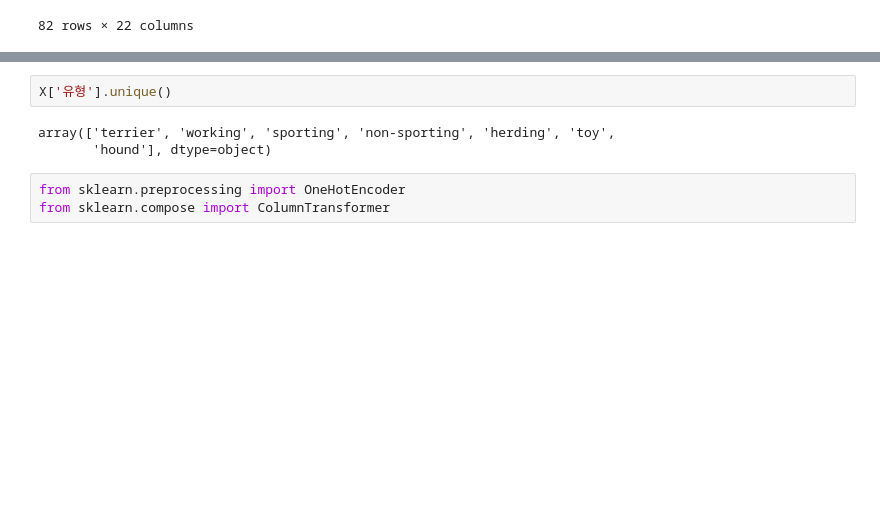
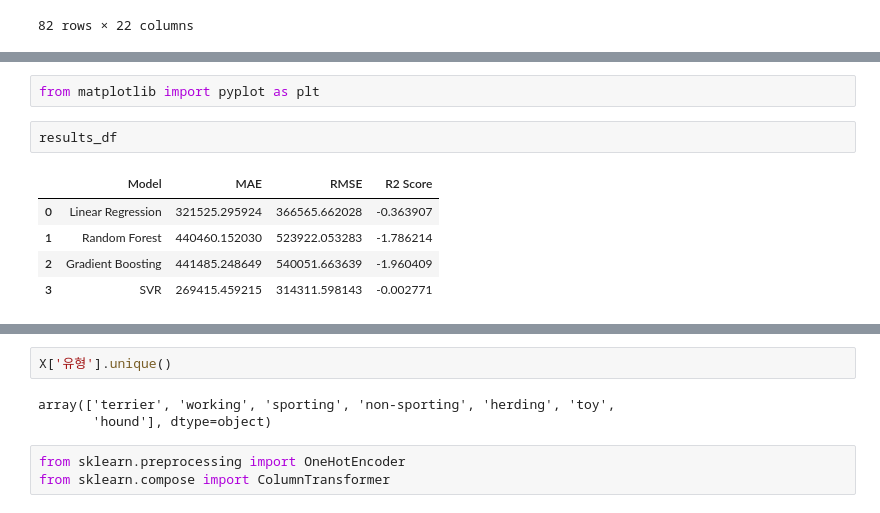
Before and after one commit to junnnnghee/dog-breed-app, a Jupyter notebook: test.ipynb, the cells around one changed output, grey strips where cells are left out. Saved outputs shown, nothing was run; the diff lists cells and outputs as text; blank space fills up the shorter version.

```diff
--- a/test.ipynb
+++ b/test.ipynb
@@ -575,0 +755,10 @@ X = df.loc[:, ['유형', '크기', '인기순위']]
+# %%
+from matplotlib import pyplot as plt
+# %%
+results_df
+# %% [output]
+|  | Model | MAE | RMSE | R2 Score |
+| 0 | Linear Regression | 321525.295924 | 366565.662028 | -0.363907 |
+| 1 | Random Forest | 440460.152030 | 523922.053283 | -1.786214 |
+| 2 | Gradient Boosting | 441485.248649 | 540051.663639 | -1.960409 |
+| 3 | SVR | 269415.459215 | 314311.598143 | -0.002771 |
```
Also changed, not shown: parts of 35 cells of this notebook.
